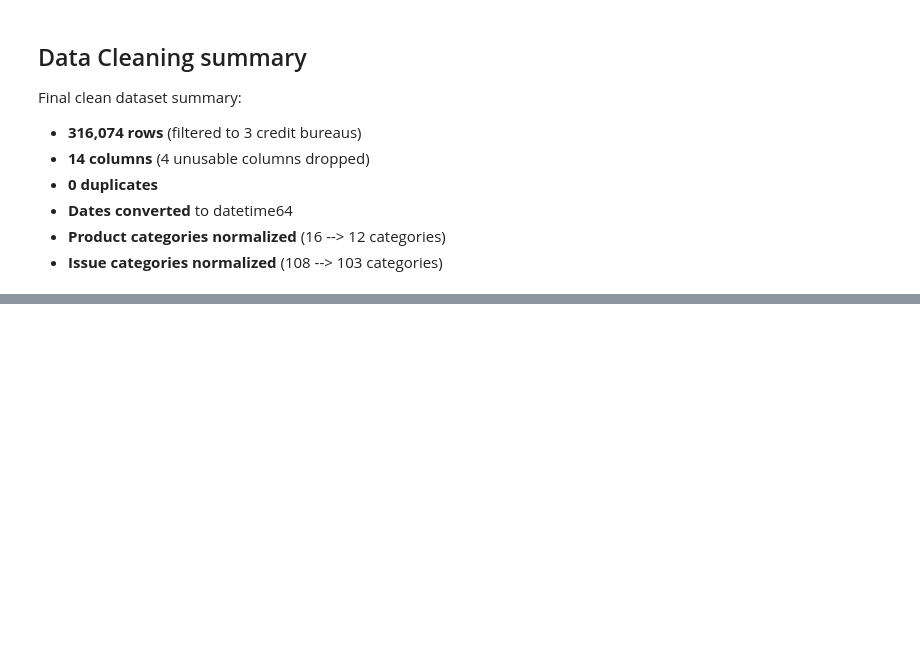
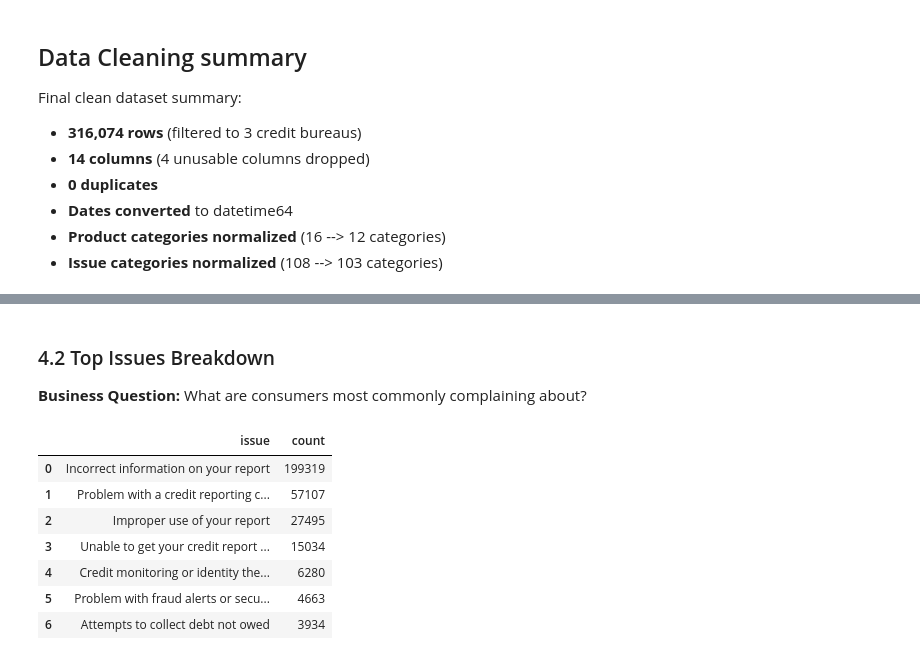
Before and after one commit to jarviscanada/jarvis_data_eng_SamiaCarchaf, a Jupyter notebook: python_data_analytics/sql_complaints.ipynb, the cells around one changed output, grey strips where cells are left out. Saved outputs shown, nothing was run; the diff lists cells and outputs as text; code cells hidden in the pictures; blank space fills up the shorter version.

```diff
--- a/python_data_analytics/sql_complaints.ipynb
+++ b/python_data_analytics/sql_complaints.ipynb
@@ -709,0 +783,17 @@ Final clean dataset summary:
+# %% [markdown]
+### 4.2 Top Issues Breakdown
+
+**Business Question:** What are consumers most commonly complaining about?
+# %%
+# Top 7 issues
+top_issues = df_bureaus['issue'].value_counts().head(7).reset_index().sort_values('count', ascending=False)
+top_issues
+# %% [output]
+|  | issue | count |
+| 0 | Incorrect information on your report | 199319 |
+| 1 | Problem with a credit reporting c... | 57107 |
+| 2 | Improper use of your report | 27495 |
+| 3 | Unable to get your credit report ... | 15034 |
+| 4 | Credit monitoring or identity the... | 6280 |
+| 5 | Problem with fraud alerts or secu... | 4663 |
+| 6 | Attempts to collect debt not owed | 3934 |
```
Also changed, not shown: parts of 10 cells of this notebook.
